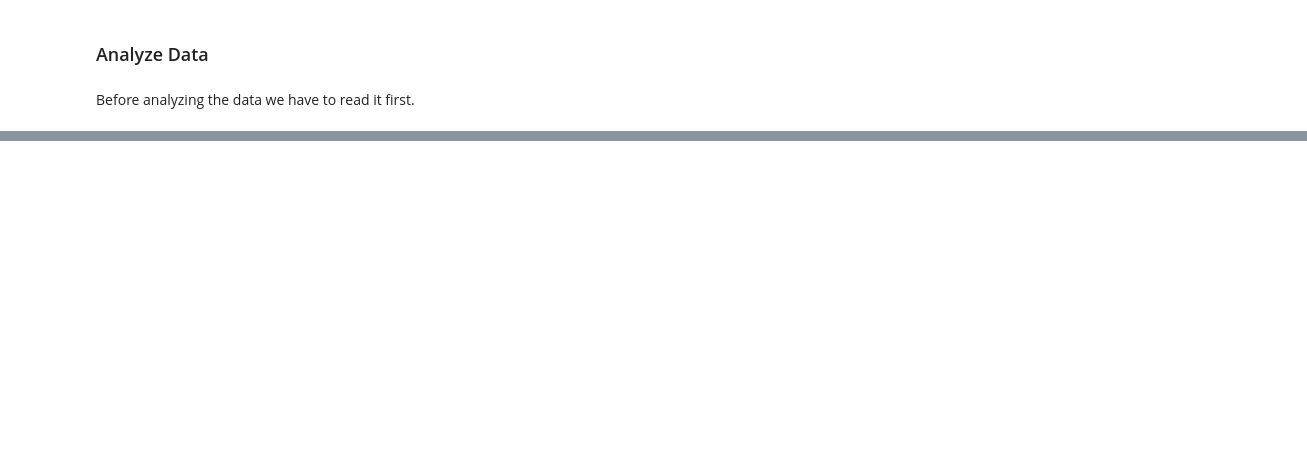
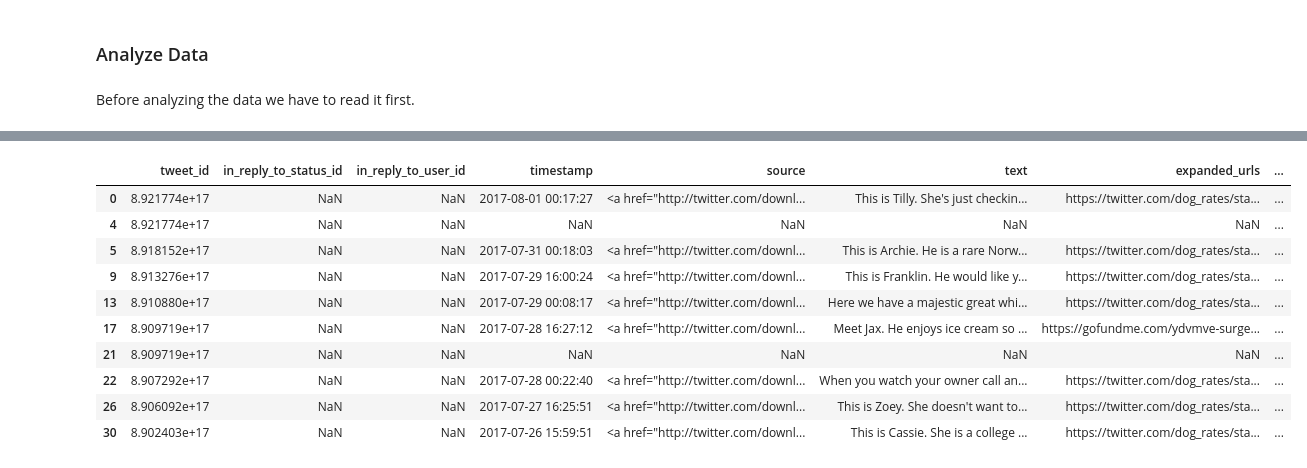
Before and after one commit to furawa/Data_Analyst_Udacity_Projects, a Jupyter notebook: 04_Data_Wrangling/wrangle_act.ipynb, the cells around one changed output, grey strips where cells are left out. Saved outputs shown, nothing was run; the diff lists cells and outputs as text; code cells hidden in the pictures; blank space fills up the shorter version.

```diff
--- a/04_Data_Wrangling/wrangle_act.ipynb
+++ b/04_Data_Wrangling/wrangle_act.ipynb
@@ -719,0 +698,14 @@ twitter_archive_master = pd.read_csv('twitter_archive_master.csv')
+# %%
+twitter_archive_master.drop_duplicates().head(10)
+# %% [output]
+|  | tweet_id | in_reply_to_status_id | in_reply_to_user_id | timestamp | source | text | expanded_urls | ... |
+| 0 | 8.921774e+17 | NaN | NaN | 2017-08-01 00:17:27 | <a href="http://twitter.com/downl... | This is Tilly. She's just checkin... | https://twitter.com/dog_rates/sta... | ... |
+| 4 | 8.921774e+17 | NaN | NaN | NaN | NaN | NaN | NaN | ... |
+| 5 | 8.918152e+17 | NaN | NaN | 2017-07-31 00:18:03 | <a href="http://twitter.com/downl... | This is Archie. He is a rare Norw... | https://twitter.com/dog_rates/sta... | ... |
+| 9 | 8.913276e+17 | NaN | NaN | 2017-07-29 16:00:24 | <a href="http://twitter.com/downl... | This is Franklin. He would like y... | https://twitter.com/dog_rates/sta... | ... |
+| 13 | 8.910880e+17 | NaN | NaN | 2017-07-29 00:08:17 | <a href="http://twitter.com/downl... | Here we have a majestic great whi... | https://twitter.com/dog_rates/sta... | ... |
+| 17 | 8.909719e+17 | NaN | NaN | 2017-07-28 16:27:12 | <a href="http://twitter.com/downl... | Meet Jax. He enjoys ice cream so ... | https://gofundme.com/ydvmve-surge... | ... |
+| 21 | 8.909719e+17 | NaN | NaN | NaN | NaN | NaN | NaN | ... |
+| 22 | 8.907292e+17 | NaN | NaN | 2017-07-28 00:22:40 | <a href="http://twitter.com/downl... | When you watch your owner call an... | https://twitter.com/dog_rates/sta... | ... |
+| 26 | 8.906092e+17 | NaN | NaN | 2017-07-27 16:25:51 | <a href="http://twitter.com/downl... | This is Zoey. She doesn't want to... | https://twitter.com/dog_rates/sta... | ... |
+| 30 | 8.902403e+17 | NaN | NaN | 2017-07-26 15:59:51 | <a href="http://twitter.com/downl... | This is Cassie. She is a college ... | https://twitter.com/dog_rates/sta... | ... |
```
Also changed, not shown: parts of 9 cells of this notebook.
